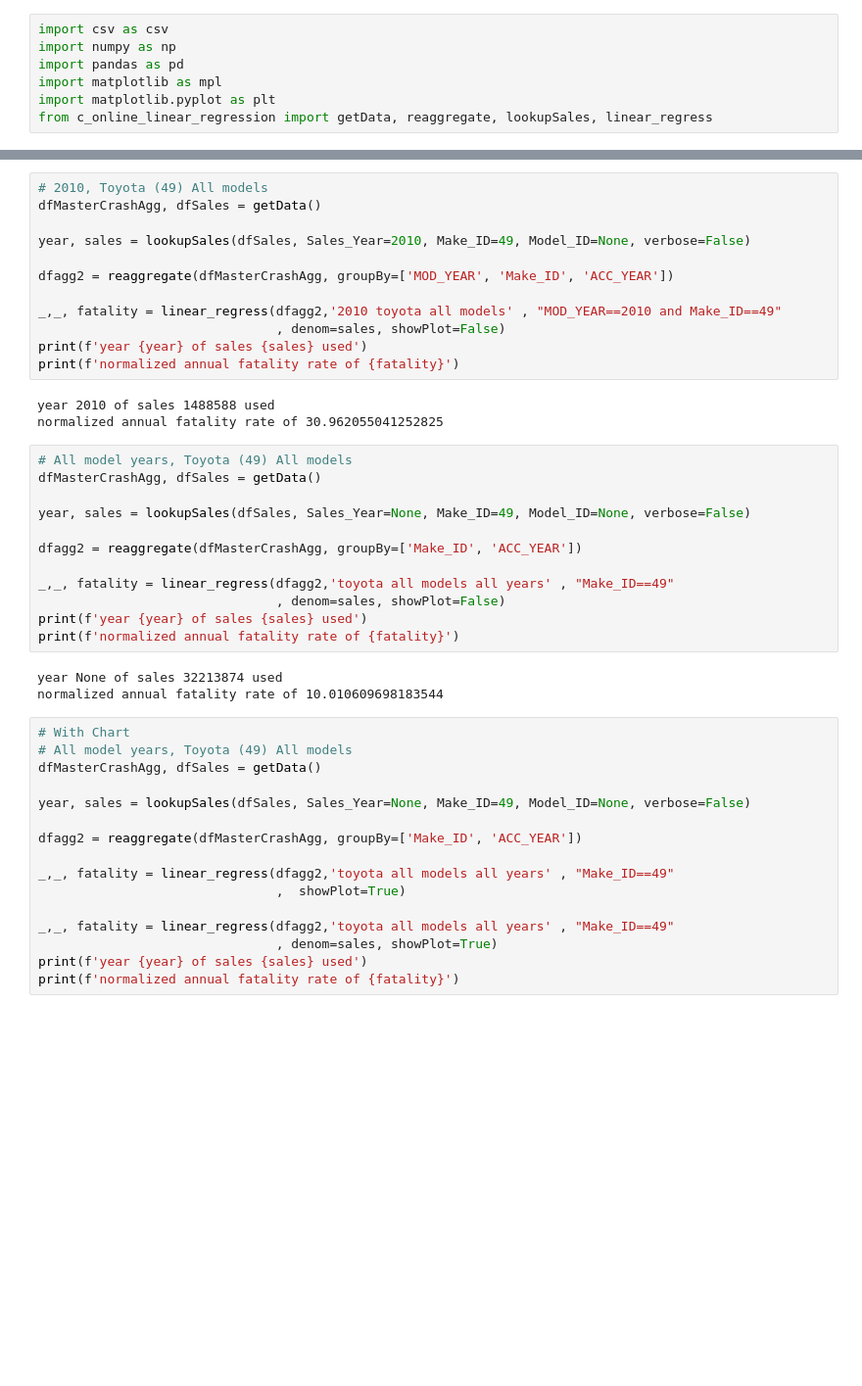
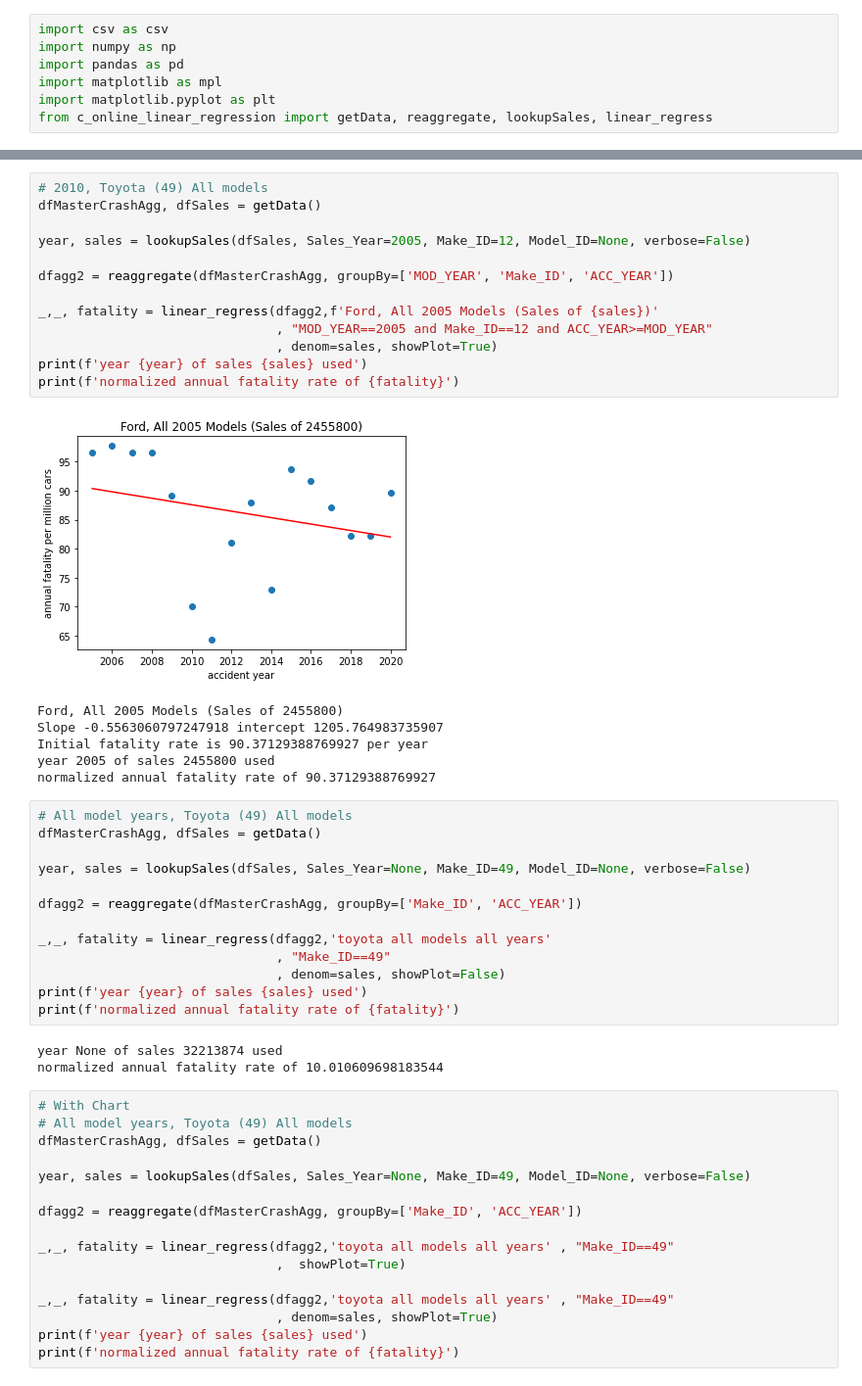
Before and after one commit to bsoo920/gatech-how-safe-is-your-car, a Jupyter notebook: ex_import_4GUI.ipynb, the cells around one changed output, grey strips where cells are left out. Shown: that part at 98% size. Saved outputs shown, nothing was run; the diff lists cells and outputs as text; blank space fills up the shorter version.

```diff
--- a/ex_import_4GUI.ipynb
+++ b/ex_import_4GUI.ipynb
@@ -34,35 +44,41 @@ print(f'normalized annual fatality rate of {fatality}')
 year None of sales 6518601 used
 normalized annual fatality rate of 10.626931648786922
+# %%
+# 2010, Toyota (49) All models
+dfMasterCrashAgg, dfSales = getData()
+
+year, sales = lookupSales(dfSales, Sales_Year=2005, Make_ID=12, Model_ID=None, verbose=False)
+
+dfagg2 = reaggregate(dfMasterCrashAgg, groupBy=['MOD_YEAR', 'Make_ID', 'ACC_YEAR'])
+
+_,_, fatality = linear_regress(dfagg2,f'Ford, All 2005 Models (Sales of {sales})'
+                               , "MOD_YEAR==2005 and Make_ID==12 and ACC_YEAR>=MOD_YEAR"
+                               , denom=sales, showPlot=True)
+print(f'year {year} of sales {sales} used')
+print(f'normalized annual fatality rate of {fatality}')
+# %% [output]
+[figure, added]
+Ford, All 2005 Models (Sales of 2455800)
+Slope -0.5563060797247918 intercept 1205.764983735907
+Initial fatality rate is 90.37129388769927 per year
+year 2005 of sales 2455800 used
+normalized annual fatality rate of 90.37129388769927
 # %%
-# 2010, Toyota (49) All models
+# All model years, Toyota (49) All models
 dfMasterCrashAgg, dfSales = getData()
 
-year, sales = lookupSales(dfSales, Sales_Year=2010, Make_ID=49, Model_ID=None, verbose=False)
+year, sales = lookupSales(dfSales, Sales_Year=None, Make_ID=49, Model_ID=None, verbose=False)
 
-dfagg2 = reaggregate(dfMasterCrashAgg, groupBy=['MOD_YEAR', 'Make_ID', 'ACC_YEAR'])
+dfagg2 = reaggregate(dfMasterCrashAgg, groupBy=['Make_ID', 'ACC_YEAR'])
 
-_,_, fatality = linear_regress(dfagg2,'2010 toyota all models' , "MOD_YEAR==2010 and Make_ID==49"
+_,_, fatality = linear_regress(dfagg2,'toyota all models all years'
+                               , "Make_ID==49"
                                , denom=sales, showPlot=False)
 print(f'year {year} of sales {sales} used')
 print(f'normalized annual fatality rate of {fatality}')
 # %% [output]
-year 2010 of sales 1488588 used
-normalized annual fatality rate of 30.962055041252825
+year None of sales 32213874 used
+normalized annual fatality rate of 10.010609698183544
-# %%
-# All model years, Toyota (49) All models
-dfMasterCrashAgg, dfSales = getData()
-
-year, sales = lookupSales(dfSales, Sales_Year=None, Make_ID=49, Model_ID=None, verbose=False)
-
-dfagg2 = reaggregate(dfMasterCrashAgg, groupBy=['Make_ID', 'ACC_YEAR'])
-
-_,_, fatality = linear_regress(dfagg2,'toyota all models all years' , "Make_ID==49"
-                               , denom=sales, showPlot=False)
-print(f'year {year} of sales {sales} used')
-print(f'normalized annual fatality rate of {fatality}')
-# %% [output]
-year None of sales 32213874 used
-normalized annual fatality rate of 10.010609698183544
 # %%
 # With Chart
 # All model years, Toyota (49) All models
```
Also changed, not shown: parts of 2 cells of this notebook, 1 other file.
